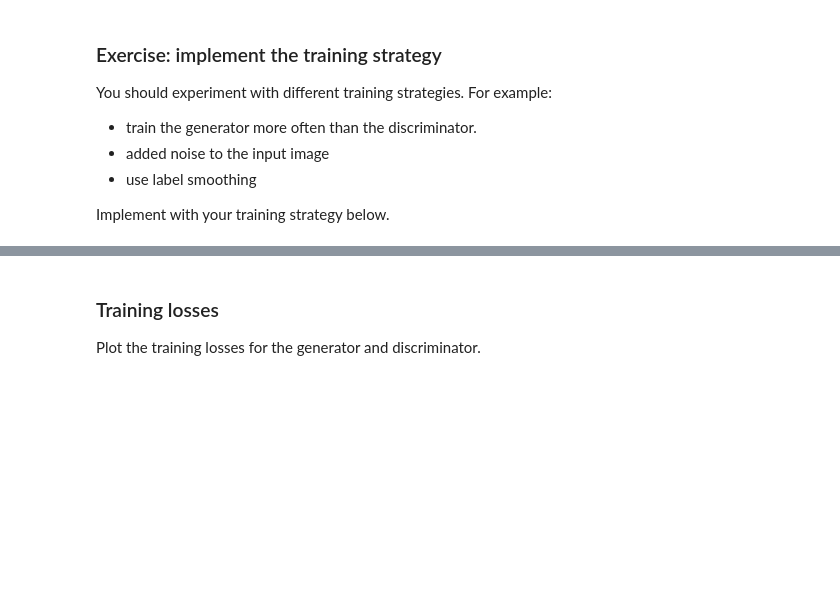
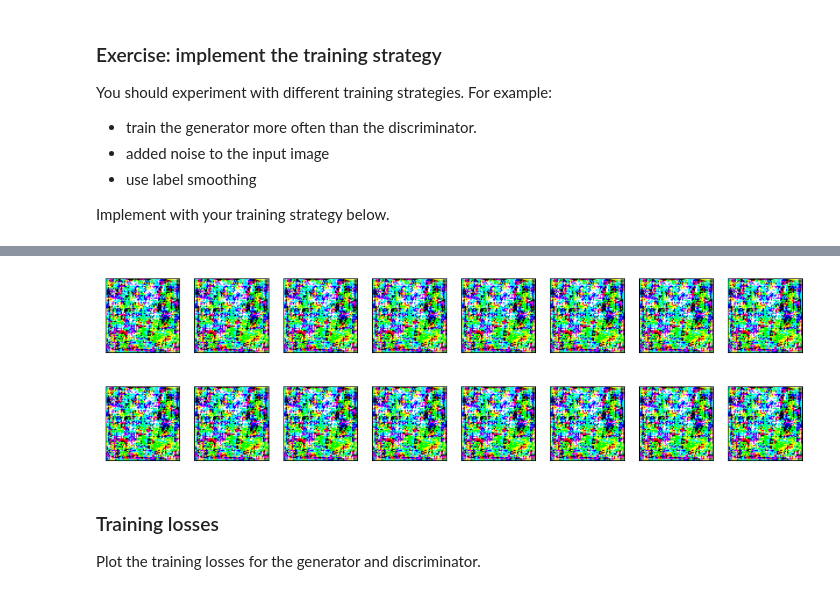
Before and after one commit to frankgolub/deep-learning-v2-pytorch, a Jupyter notebook: projects/GAN/dlnd_face_generation_starter.ipynb, the cells around one changed output, grey strips where cells are left out. Drawn from its saved outputs; the diff is of its cells as text; code cells hidden in the pictures; blank space fills up the shorter version.

```diff
--- a/projects/GAN/dlnd_face_generation_starter.ipynb
+++ b/projects/GAN/dlnd_face_generation_starter.ipynb
@@ -342,7 +360,7 @@ def create_optimizers(generator: Module, discriminator: Module):
     # TODO: implement the generator and discriminator optimizers
 
     # params
-    lr = 0.0002 # https://arxiv.org/pdf/1511.06434.pdf
+    lr = 0.002 # 0.0002 # https://arxiv.org/pdf/1511.06434.pdf
     beta1 = 0.5 # https://arxiv.org/pdf/1511.06434.pdf
     beta2 = 0.999 # default value
 
@@ -475,7 +519,7 @@ DO NOT MODIFY ANYTHING IN THIS CELL
 print_every = 50
 
 # Create optimizers for the discriminator D and generator G
-generator = Generator(latent_dim).to(device)
+generator = Generator(latent_dim, batch_size).to(device) # adds batch_size
 discriminator = Discriminator().to(device)
 g_optimizer, d_optimizer = create_optimizers(generator, discriminator)
 
@@ -512,7 +556,7 @@ You should experiment with different training strategies. For example:
 
 Implement with your training strategy below.
 # %%
-fixed_latent_vector = torch.randn(16, latent_dim, 1, 1).float().cuda()
+fixed_latent_vector = torch.randn(batch_size, latent_dim, 1, 1).float().cuda()
 
 losses = []
 for epoch in range(n_epochs):
@@ -524,6 +568,17 @@ for epoch in range(n_epochs):
         # TODO: implement the training strategy
 
         ####################################
+
+        d_loss = discriminator_step(batch_size=batch_size, latent_dim=latent_dim, real_images=real_images,
+                       generator=generator,
+                       discriminator=discriminator,
+                       d_optimizer=d_optimizer)
+
+        g_loss = generator_step(batch_size=batch_size, latent_dim=latent_dim,
+                        generator=generator,
+                        discriminator=discriminator,
+                        g_optimizer=g_optimizer)
+
 
         if batch_i % print_every == 0:
             # append discriminator loss and generator loss
@@ -539,3 +594,4 @@ for epoch in range(n_epochs):
     generated_images = generator(fixed_latent_vector)
     display(generated_images)
     generator.train()
+# %% [output]
@@ -542,3 +609,4 @@ for epoch in range(n_epochs):
+[figure, added]
 # %% [markdown]
 ### Training losses
 
```
Also changed, not shown: parts of 14 cells of this notebook.
